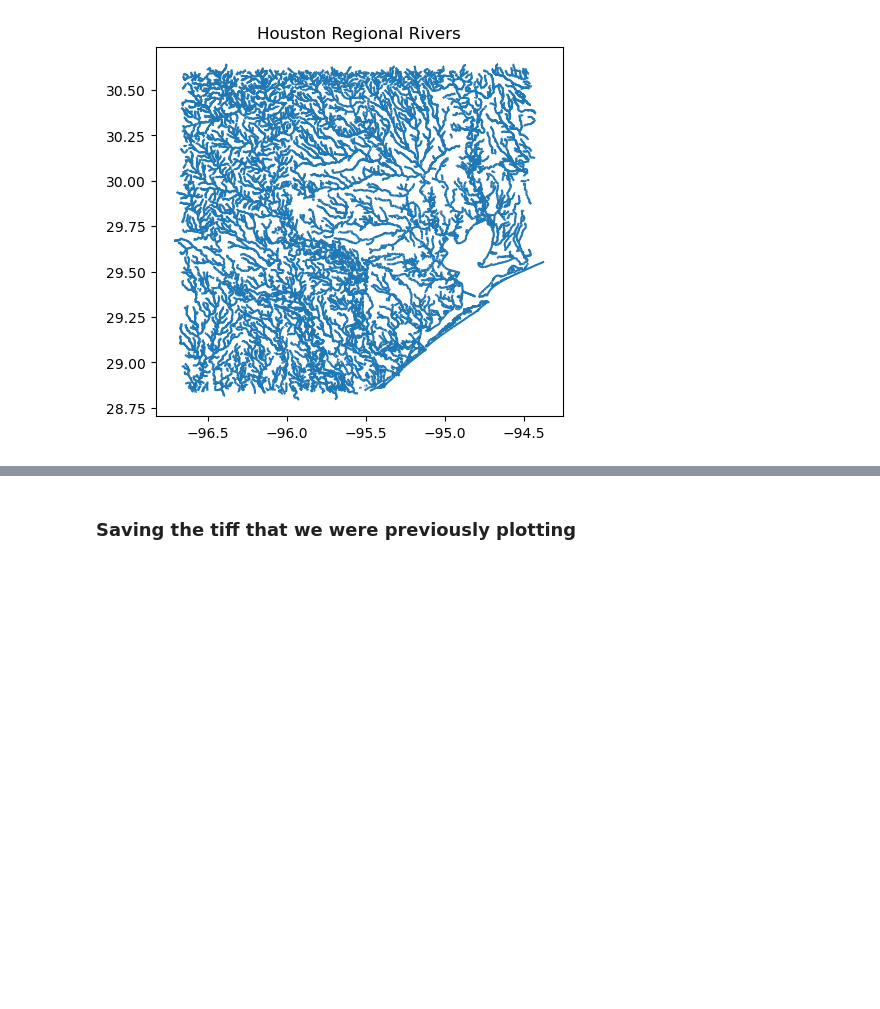
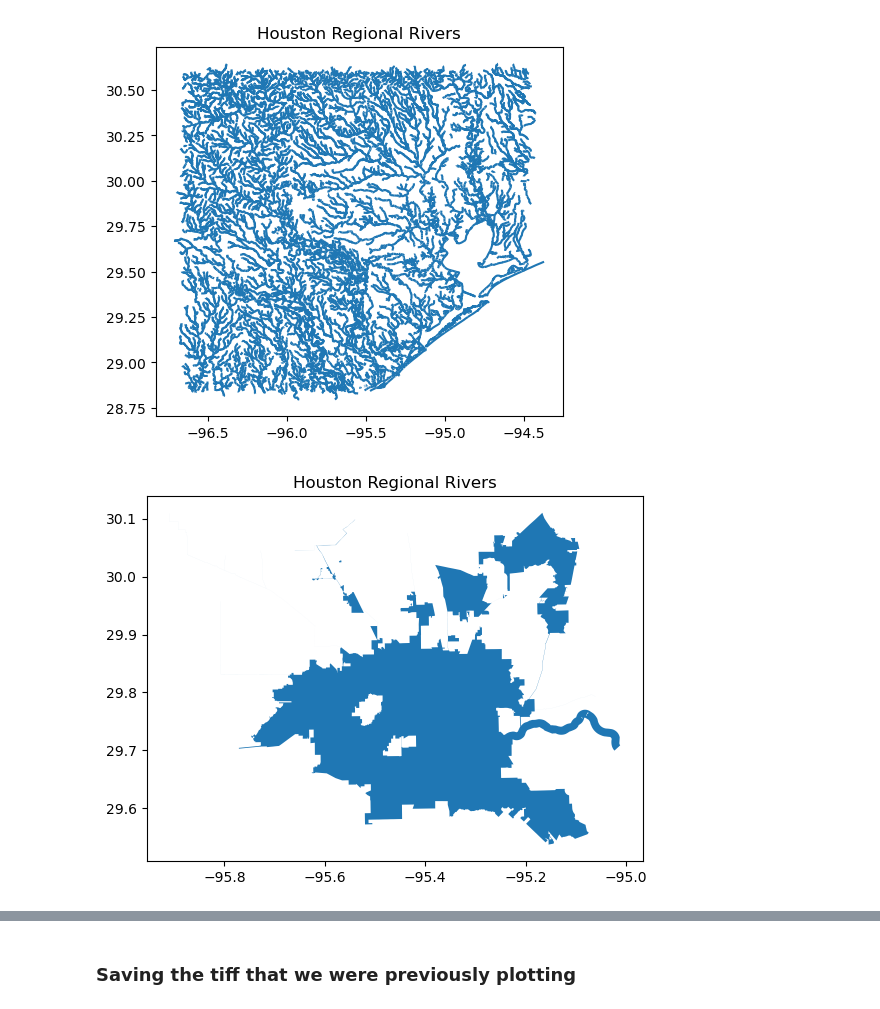
Before and after one commit to JustinGOSSES/buffalo_bayou_geology, a Jupyter notebook: python_data_processing/notebooks/basemap_layer_creation.ipynb, the cells around one changed output, grey strips where cells are left out. Drawn from its saved outputs; the diff is of its cells as text; code cells hidden in the pictures; blank space fills up the shorter version.

```diff
--- a/python_data_processing/notebooks/basemap_layer_creation.ipynb
+++ b/python_data_processing/notebooks/basemap_layer_creation.ipynb
@@ -440,3 +406,11 @@ plt.title("Houston Regional Rivers")
 plt.show()
 # %% [output]
 [figure]
+# %%
+# Read and plot the rivers shapefile
+gdf_city = gpd.read_file(file_Path_cityOfHouston)
+gdf_city.plot()
+plt.title("Houston Regional Rivers")
+plt.show()
+# %% [output]
+[figure, added]
```
Also changed, not shown: parts of 10 cells of this notebook, 1 other file.
